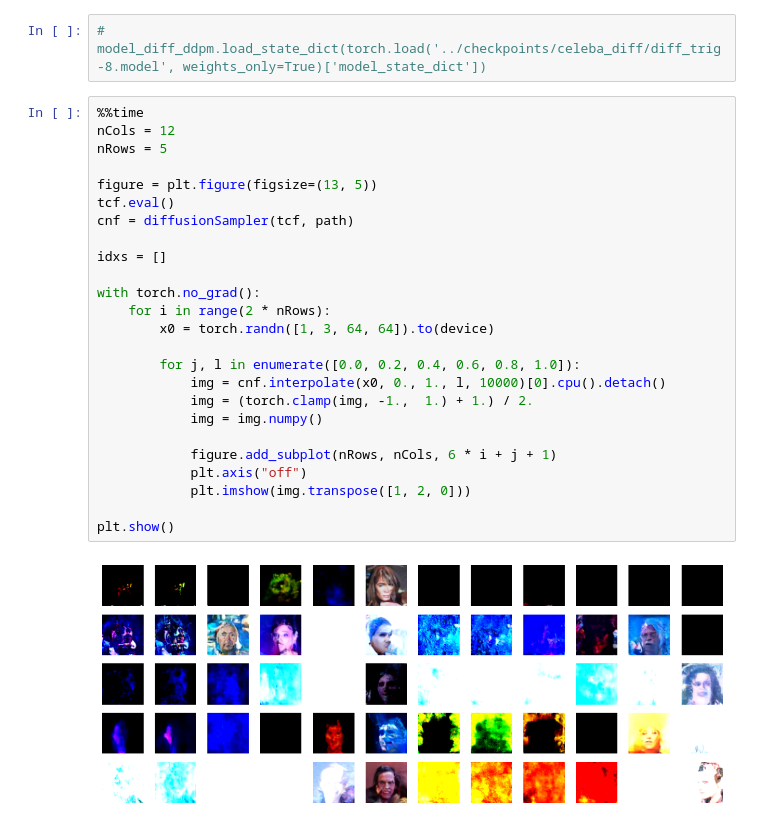
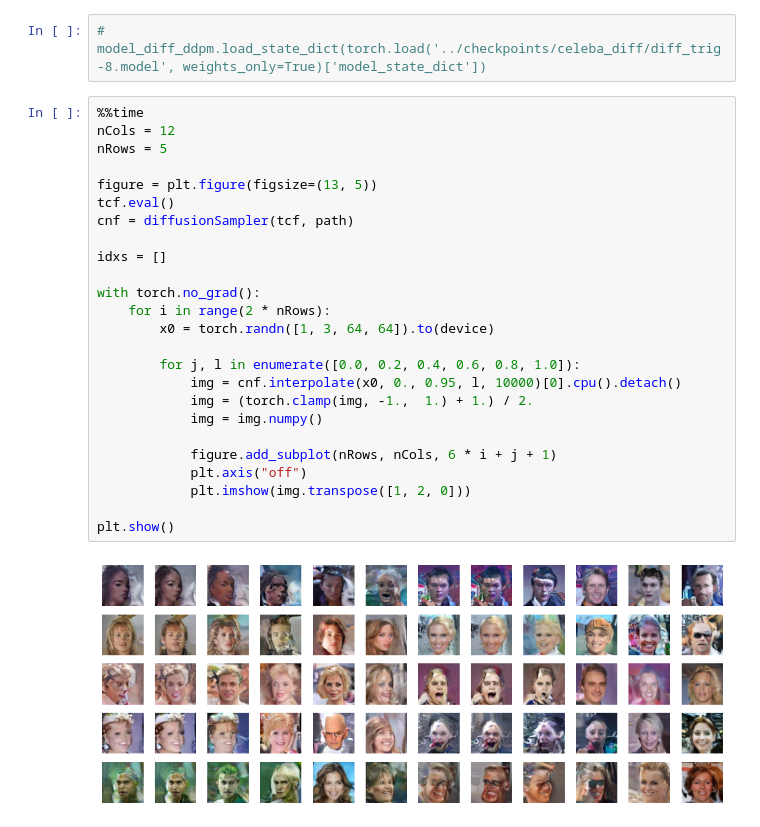
Before and after one commit to raghavsubbarao/svipy, a Jupyter notebook: notebooks/7_diffusion.ipynb, the cells around one changed output. Drawn from its saved outputs; the diff is of its cells as text.

```diff
--- a/notebooks/7_diffusion.ipynb
+++ b/notebooks/7_diffusion.ipynb
@@ -163,27 +163,27 @@ Wall time: 15h 3min 55s
 # %%
 %%time
 nCols = 12
 nRows = 5
 
 figure = plt.figure(figsize=(13, 5))
 tcf.eval()
 cnf = diffusionSampler(tcf, path)
 
 idxs = []
 
 with torch.no_grad():
     for i in range(2 * nRows):
         x0 = torch.randn([1, 3, 64, 64]).to(device)
 
         for j, l in enumerate([0.0, 0.2, 0.4, 0.6, 0.8, 1.0]):
-            img = cnf.interpolate(x0, 0., 1., l, 10000)[0].cpu().detach()
+            img = cnf.interpolate(x0, 0., 0.95, l, 10000)[0].cpu().detach()
             img = (torch.clamp(img, -1.,  1.) + 1.) / 2.
             img = img.numpy()
 
             figure.add_subplot(nRows, nCols, 6 * i + j + 1)
             plt.axis("off")
             plt.imshow(img.transpose([1, 2, 0]))
 
 plt.show()
 # %% [output]
-[figure, old version]
+[figure, new version]
```
Also changed, not shown: parts of 3 cells of this notebook.
